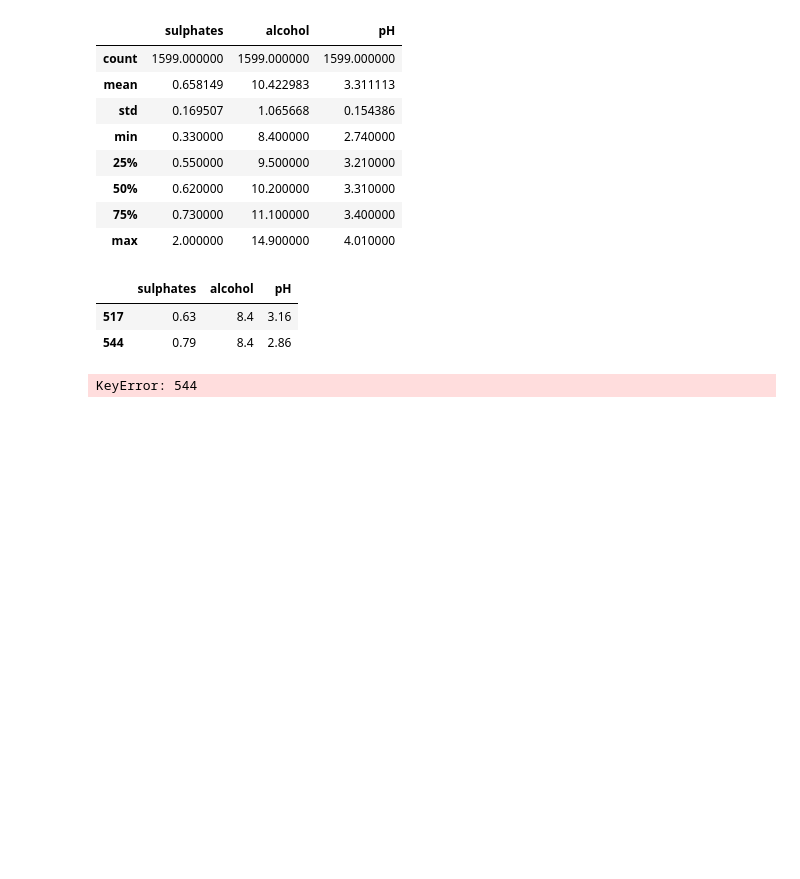
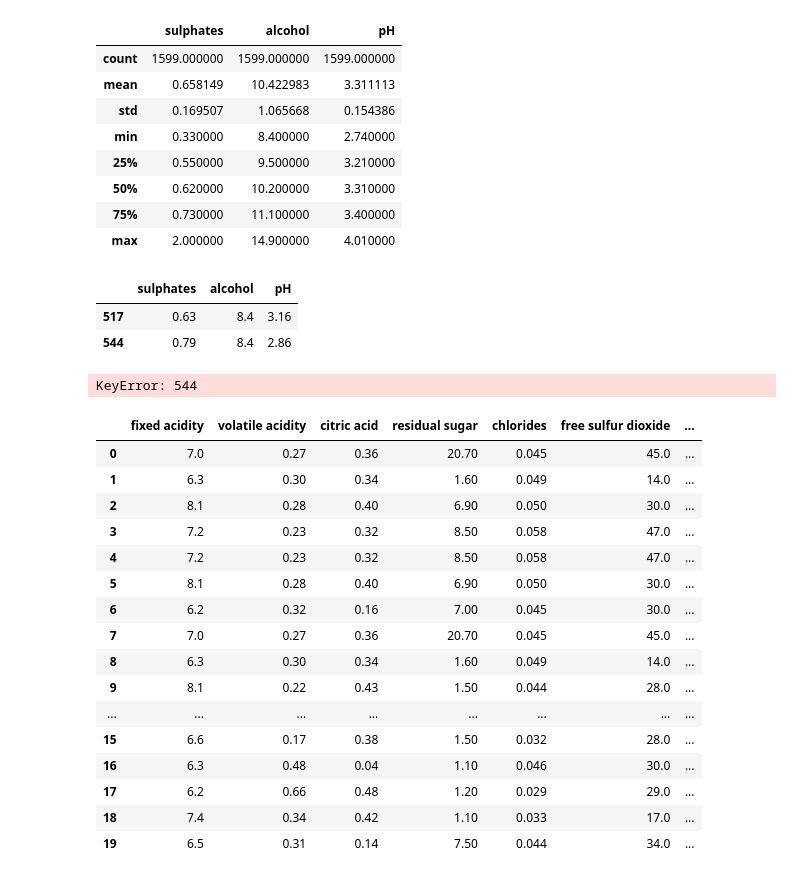
Before and after one commit to amo33/study, a Jupyter notebook: wineprediction/LinearRegressionwine.ipynb, the cells around one changed output. Drawn from its saved outputs; the diff is of its cells as text; code cells hidden in the pictures; blank space fills up the shorter version.

```diff
--- a/wineprediction/LinearRegressionwine.ipynb
+++ b/wineprediction/LinearRegressionwine.ipynb
@@ -450,3 +562,25 @@ x.loc[x['alcohol'] == 8.4]
 # %%
 # %% [output]
 KeyError: 544
+# %%
+df2 = pd.read_csv('winequality-white.csv',';')
+# %%
+df2.head(20)
+# %% [output]
+|  | fixed acidity | volatile acidity | citric acid | residual sugar | chlorides | free sulfur dioxide | ... |
+| 0 | 7.0 | 0.27 | 0.36 | 20.70 | 0.045 | 45.0 | ... |
+| 1 | 6.3 | 0.30 | 0.34 | 1.60 | 0.049 | 14.0 | ... |
+| 2 | 8.1 | 0.28 | 0.40 | 6.90 | 0.050 | 30.0 | ... |
+| 3 | 7.2 | 0.23 | 0.32 | 8.50 | 0.058 | 47.0 | ... |
+| 4 | 7.2 | 0.23 | 0.32 | 8.50 | 0.058 | 47.0 | ... |
+| 5 | 8.1 | 0.28 | 0.40 | 6.90 | 0.050 | 30.0 | ... |
+| 6 | 6.2 | 0.32 | 0.16 | 7.00 | 0.045 | 30.0 | ... |
+| 7 | 7.0 | 0.27 | 0.36 | 20.70 | 0.045 | 45.0 | ... |
+| 8 | 6.3 | 0.30 | 0.34 | 1.60 | 0.049 | 14.0 | ... |
+| 9 | 8.1 | 0.22 | 0.43 | 1.50 | 0.044 | 28.0 | ... |
+| ... | ... | ... | ... | ... | ... | ... | ... |
+| 15 | 6.6 | 0.17 | 0.38 | 1.50 | 0.032 | 28.0 | ... |
+| 16 | 6.3 | 0.48 | 0.04 | 1.10 | 0.046 | 30.0 | ... |
+| 17 | 6.2 | 0.66 | 0.48 | 1.20 | 0.029 | 29.0 | ... |
+| 18 | 7.4 | 0.34 | 0.42 | 1.10 | 0.033 | 17.0 | ... |
+| 19 | 6.5 | 0.31 | 0.14 | 7.50 | 0.044 | 34.0 | ... |
```
Also changed, not shown: parts of 15 cells of this notebook, 23 other files.
